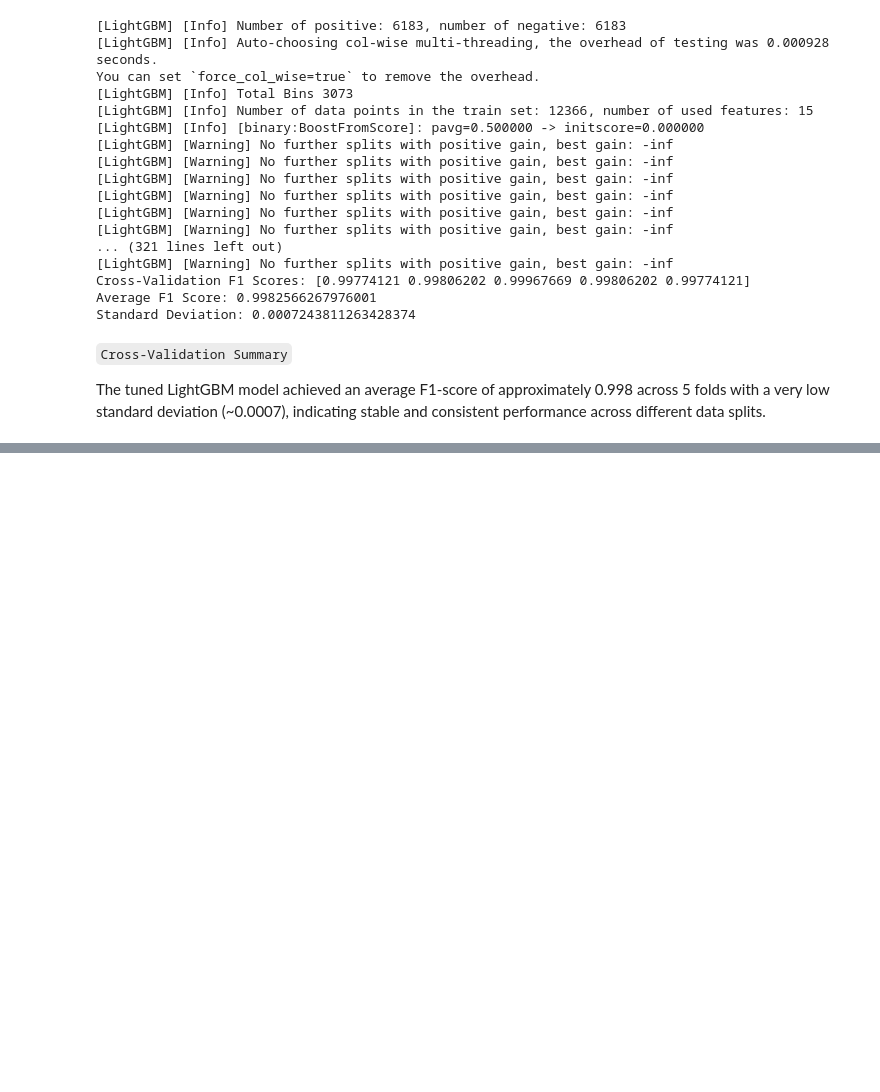
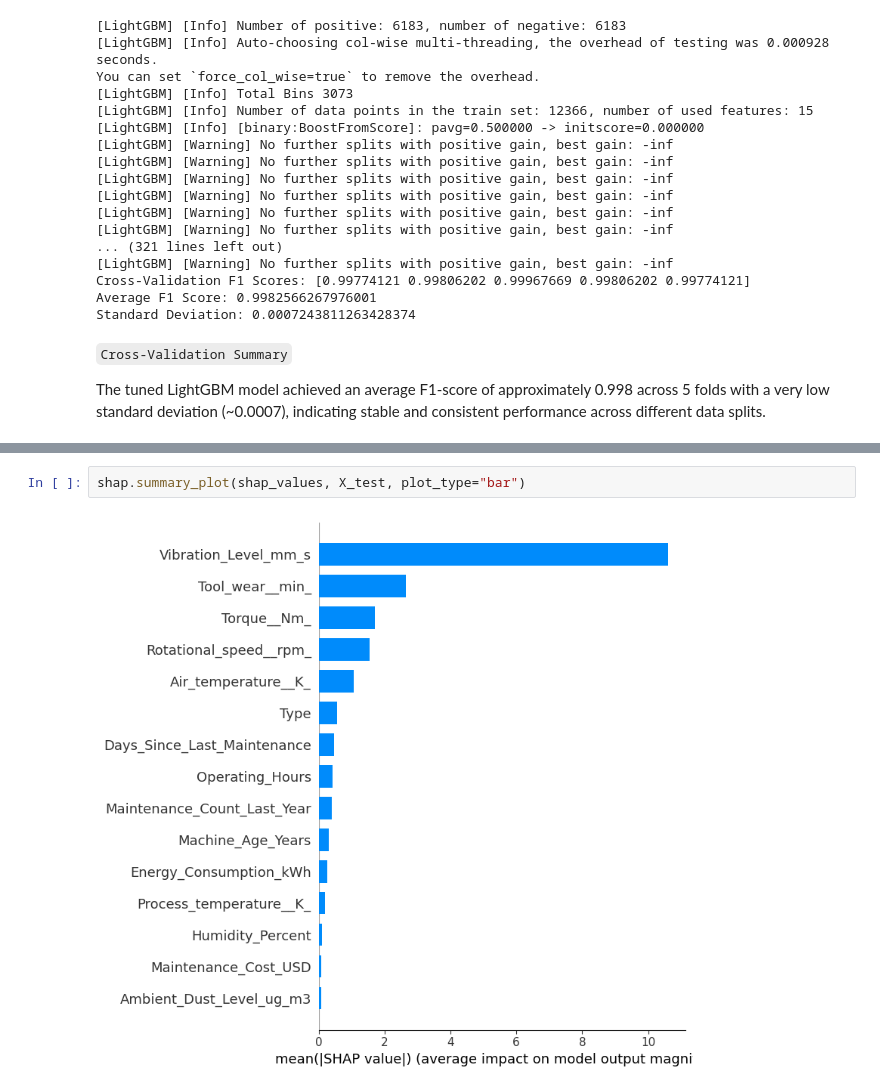
Before and after one commit to Raees-Kp/iot-predictive-maintenance, a Jupyter notebook: notebooks/eda.ipynb, the cells around one changed output, grey strips where cells are left out. Saved outputs shown, nothing was run; the diff lists cells and outputs as text; blank space fills up the shorter version.

```diff
--- a/notebooks/eda.ipynb
+++ b/notebooks/eda.ipynb
@@ -527,0 +542,4 @@ The tuned LightGBM model achieved an average F1-score of approximately 0.998 acr
+# %%
+shap.summary_plot(shap_values, X_test, plot_type="bar")
+# %% [output]
+[figure, added]
```
Also changed, not shown: parts of 9 cells of this notebook, 1 other file.
